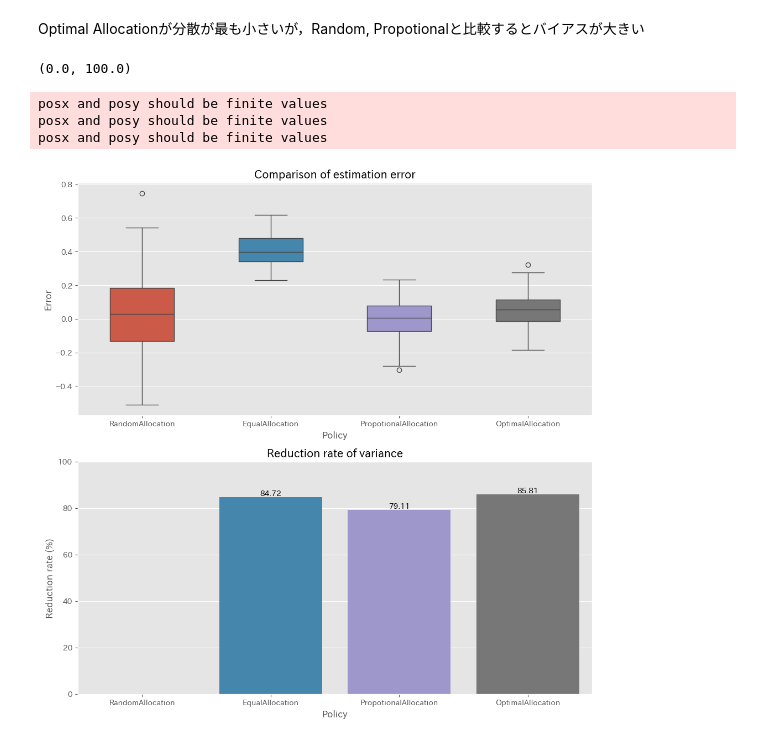
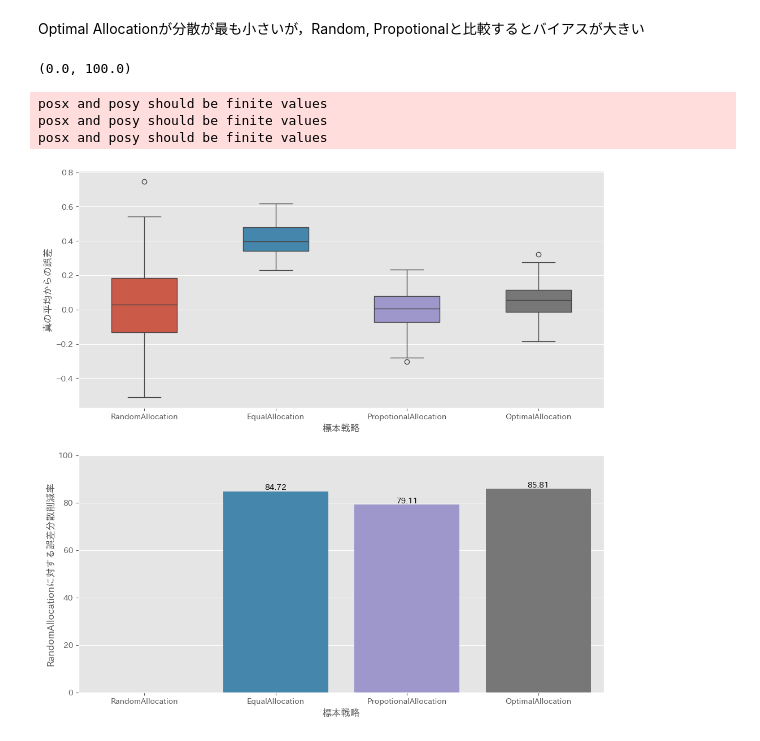
Before and after one commit to tubo213/optimal-allocation-with-optimal-transport, a Jupyter notebook: notebook/exp001.ipynb, the cells around one changed output. Saved outputs shown, nothing was run; the diff lists cells and outputs as text; code cells hidden in the pictures.

```diff
--- a/notebook/exp001.ipynb
+++ b/notebook/exp001.ipynb
@@ -369,37 +369,35 @@ Optimal Allocationが分散が最も小さいが，Random, Propotionalと比較
 import matplotlib.pyplot as plt
 import pandas as pd
 import seaborn as sns
 
 axes: list[plt.Axes]
 fig, axes = plt.subplots(2, 1, figsize=(12, 6 * 2))
 
 # 箱ひげ図で誤差の分布を比較
 y_hat_df = pd.DataFrame(y_hats)
 y_hat_df["error"] = y_hat_df["y_hat"] - y.mean()  # 真の平均からの誤差
 sns.boxplot(data=y_hat_df, y="error", x="policy", hue="policy", ax=axes[0], linewidth=1, width=0.5)
-axes[0].set_title("Comparison of estimation error")
-axes[0].set_ylabel("Error")
-axes[0].set_xlabel("Policy")
+axes[0].set_ylabel("真の平均からの誤差")
+axes[0].set_xlabel("標本戦略")
 
 # 棒グラフでRandomAllocationに対する誤差分散削減率を比較
 random_allocation_std = y_hat_df[y_hat_df["policy"] == "RandomAllocation"]["error"].var()
 non_random_allocation_std = (
     y_hat_df[y_hat_df["policy"] != "RandomAllocation"].groupby("policy")["error"].var()
 )
 reduction_rate = (1 - non_random_allocation_std / random_allocation_std) * 100  # 削減率 (%)
 ## policyの順番を調整
 reduction_rate = reduction_rate.reindex([policy.__class__.__name__ for policy in policies])
 sns.barplot(x=reduction_rate.index, y=reduction_rate.values, ax=axes[1], hue=reduction_rate.index)
 # 棒グラフの上に値を表示
 for i, v in enumerate(reduction_rate.values):
     axes[1].text(i, v, f"{v:.2f}", ha="center", va="bottom")
-axes[1].set_title("Reduction rate of variance")
-axes[1].set_ylabel("Reduction rate (%)")
-axes[1].set_xlabel("Policy")
+axes[1].set_ylabel("RandomAllocationに対する誤差分散削減率")
+axes[1].set_xlabel("標本戦略")
 axes[1].set_ylim(0, 100)
 # %% [output]
 (0.0, 100.0)
 posx and posy should be finite values
 posx and posy should be finite values
 posx and posy should be finite values
-[figure, old version]
+[figure, new version]
```
